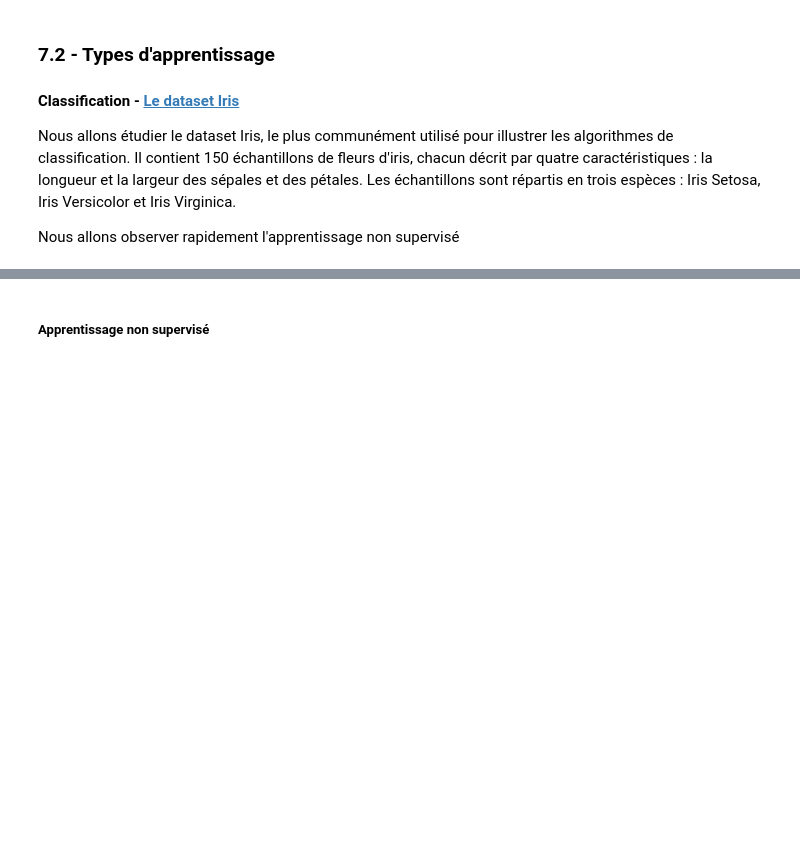
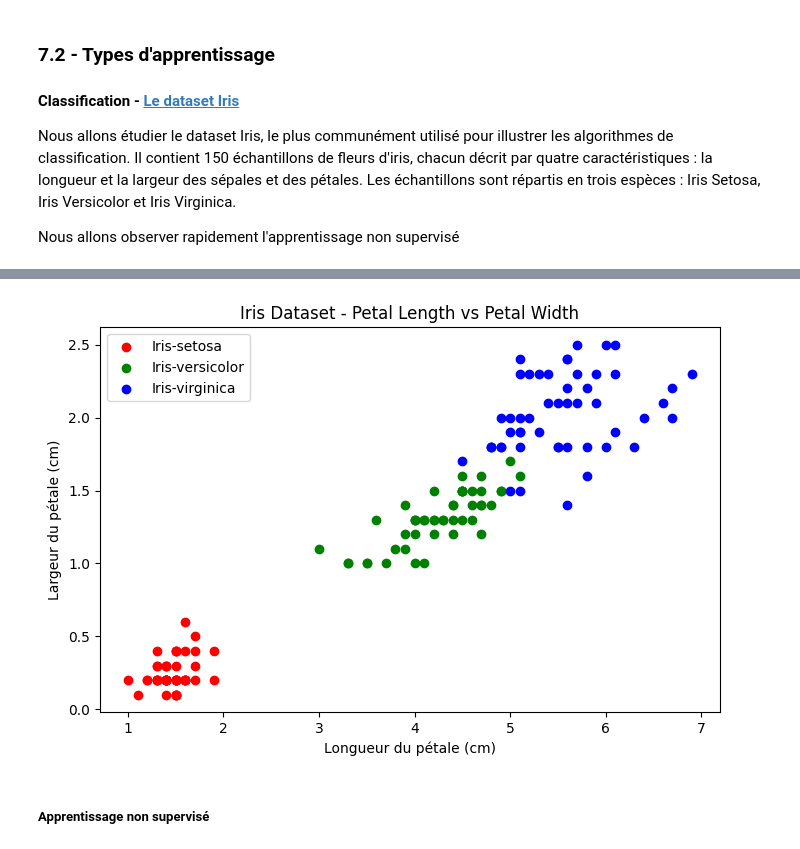
Before and after one commit to ldom1/sorbonne_mimo_python, a Jupyter notebook: 7_intro_machine_learning/0_cours_corrige.ipynb, the cells around one changed output, grey strips where cells are left out. Saved outputs shown, nothing was run; the diff lists cells and outputs as text; code cells hidden in the pictures; blank space fills up the shorter version.

```diff
--- a/7_intro_machine_learning/0_cours_corrige.ipynb
+++ b/7_intro_machine_learning/0_cours_corrige.ipynb
@@ -56,16 +71,20 @@ plt.show()
 # %%
 plt.figure(figsize=(8, 5))
-colors = ['red', 'green', 'blue']
+colors = ["red", "green", "blue"]
 
 # Scatter plot pour chaque espèce
-for k, species in enumerate(iris_df['species'].unique()):
-    subset = iris_df[iris_df['species'] == species]
-    plt.scatter(subset['petal_length'], subset['petal_width'], label=species, color=colors[k])
-plt.title('Iris Dataset - Petal Length vs Petal Width')
-plt.xlabel('Longueur du pétale (cm)')
-plt.ylabel('Largeur du pétale (cm)')
+for k, species in enumerate(iris_df["species"].unique()):
+    subset = iris_df[iris_df["species"] == species]
+    plt.scatter(
+        subset["petal_length"], subset["petal_width"], label=species, color=colors[k]
+    )
+plt.title("Iris Dataset - Petal Length vs Petal Width")
+plt.xlabel("Longueur du pétale (cm)")
+plt.ylabel("Largeur du pétale (cm)")
 plt.legend()
 plt.show()
+# %% [output]
+[figure, added]
 # %% [markdown]
 ##### Apprentissage non supervisé
 # %%
```
Also changed, not shown: parts of 65 cells of this notebook, 42 other files.
